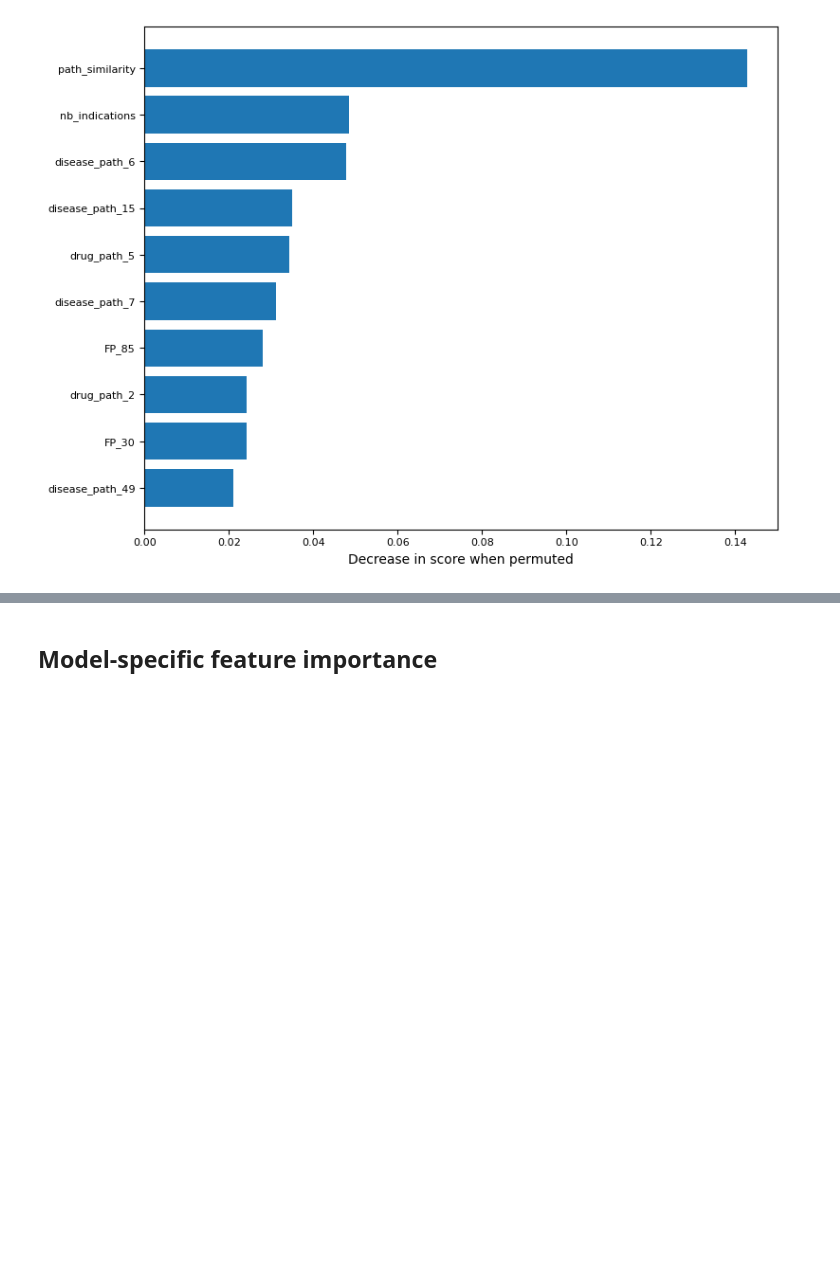
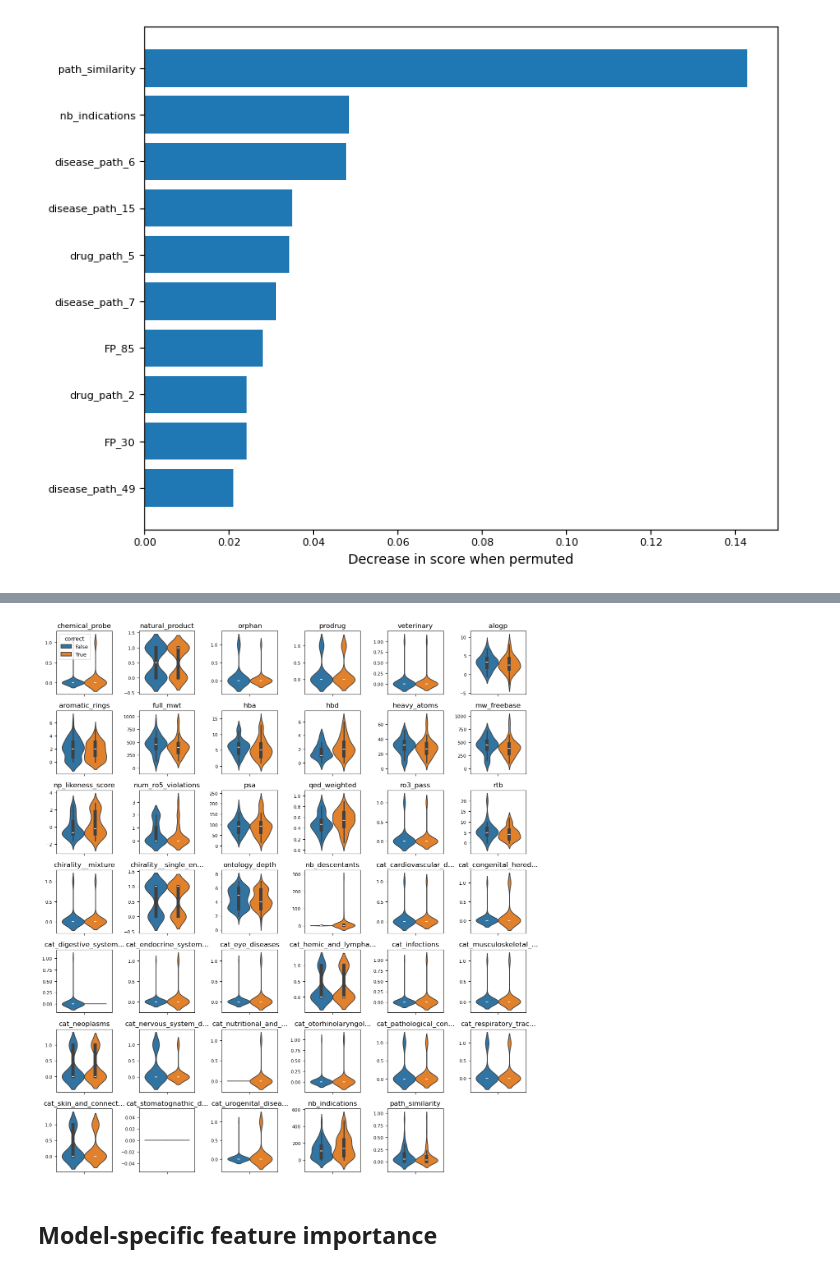
Before and after one commit to Vladislav-Antipin/DALAS-Project, a Jupyter notebook: notebooks/04-model_training.ipynb, the cells around one changed output, grey strips where cells are left out. Saved outputs shown, nothing was run; the diff lists cells and outputs as text; code cells hidden in the pictures; blank space fills up the shorter version.

```diff
--- a/notebooks/04-model_training.ipynb
+++ b/notebooks/04-model_training.ipynb
@@ -550,3 +533,30 @@ except ValueError:
+# %%
+prefix_not_interpretable = ("FP", "drug_path", "disease_path")
+num_features = cases_df.select_dtypes(include=np.number).columns[:-2]
+
+n_cols = 6  # number of plots per row
+n_rows = (len(num_features) + n_cols - 1) // n_cols
+fig, axes = plt.subplots(n_rows, n_cols, figsize=(2*n_cols, 2*n_rows))
+axes = axes.flatten()  # flatten in case of multiple rows
+
+max_len = 20
+for i, col in enumerate(num_features[~num_features.str.startswith(prefix_not_interpretable)]):
+    sns.violinplot(y=cases_df[col], ax = axes[i], hue=cases_df["correct"]);
+    axes[i].set_title(col if len(col) <= max_len else col[:max_len] + "..." )
+    axes[i].set_ylabel(None)
+    if i != 0:
+        axes[i].get_legend().remove()
+for j in range(i+1, len(axes)):
+    fig.delaxes(axes[j])
+
+# Create one single legend for all subplots
+# handles, labels = axes[i].get_legend_handles_labels()  # use first subplot
+# fig.legend(handles, labels, loc='lower right', ncol=len(labels), frameon=True, fancybox=True)
+plt.tight_layout(rect=[0, 0, 1, 0.98])
+plt.savefig(FIG_PATH+"feature_distribution_by_correct", dpi=300, bbox_inches="tight")
+plt.show()
+# %% [output]
+[figure, added]
 # %% [markdown]
 ## Model-specific feature importance
 # %%
```
Also changed, not shown: parts of 14 cells of this notebook, 11 other files.
